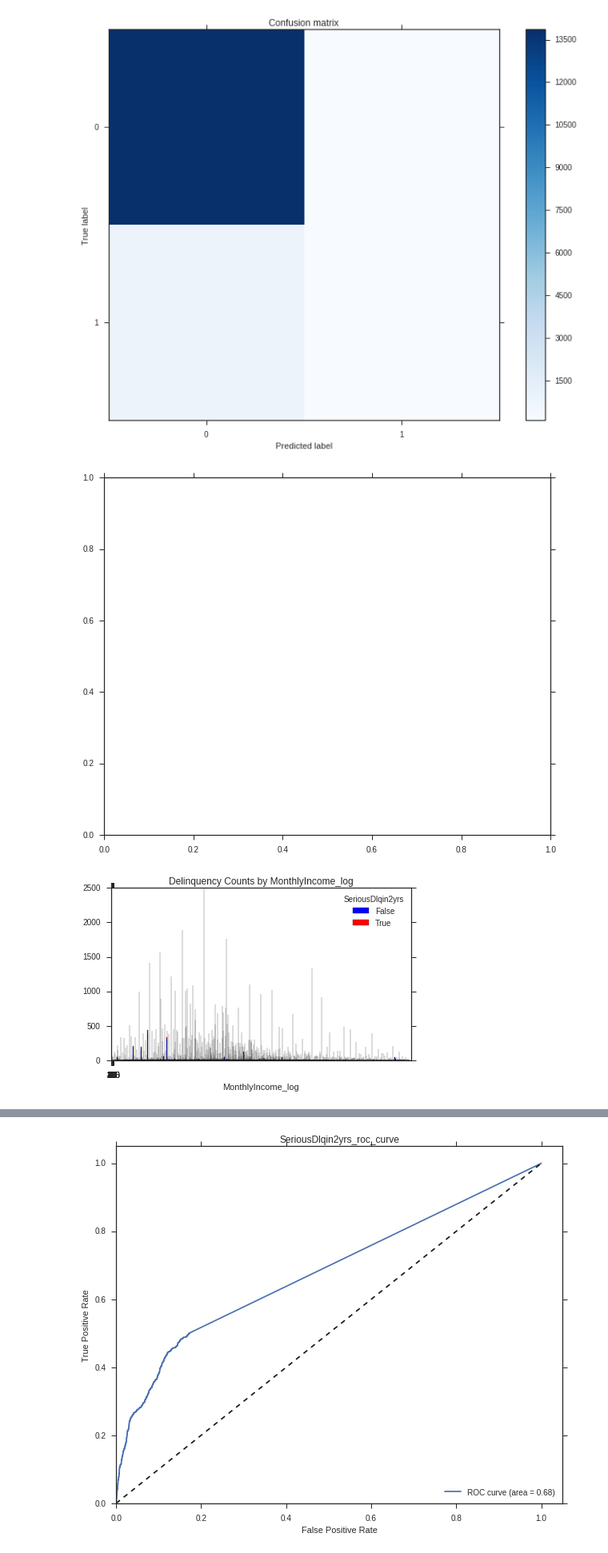
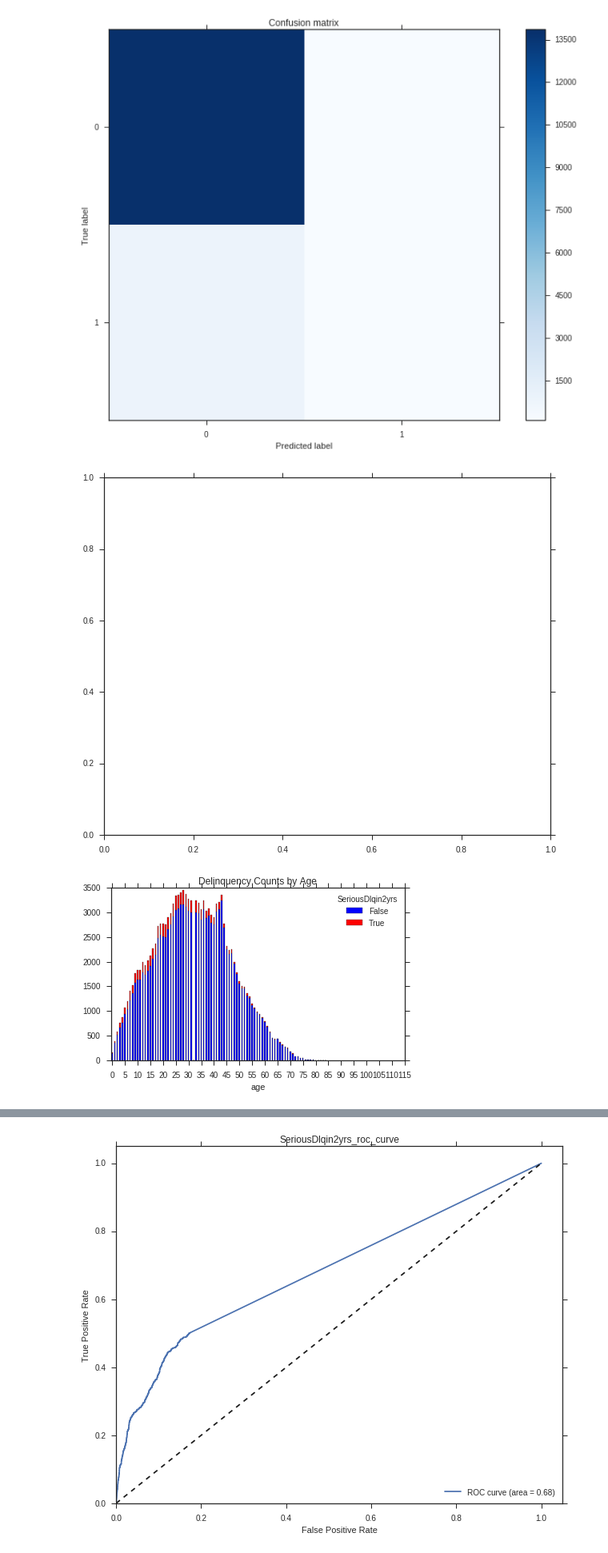
Before and after one commit to rduvoisin/cappml, a Jupyter notebook: pa2/pa2.ipynb, the cells around one changed output, grey strips where cells are left out. Shown at 80% size. Drawn from its saved outputs; the diff is of its cells as text; code cells hidden in the pictures.

```diff
--- a/pa2/pa2.ipynb
+++ b/pa2/pa2.ipynb
@@ -975,25 +975,14 @@ avg / total       0.91      0.93      0.91     15000
 # %%
 plt.close('all')
 fig, ax = plt.subplots(figsize=(10,8))
 delinquency_counts = pd.crosstab([train.age], train[outcome].astype(bool))
 delinquency_counts.plot(kind = 'bar', stacked = True, color = ['blue','red'], grid = False, xticks = [])
 xlabels = [20, 40, 60, 80, 100, 120]
 xlabels = [a for a in range(0, 120) if a % 5 == 0]
 plt.xticks(xlabels, xlabels)
 plt.title('Delinquency Counts by Age')
 plt.tight_layout()
 fig.savefig('delinquency_counts_age')
-
-plt.close('all')
-fig, ax = plt.subplots(figsize=(10,8))
-delinquency_counts = pd.crosstab([train.MonthlyIncome_log], train[outcome].astype(bool))
-delinquency_counts.plot(kind = 'bar', stacked = True, color = ['blue','red'], grid = False, xticks = [])
-xlabels = [20, 40, 60, 80, 100, 120]
-xlabels = [a for a in range(0, 120) if a % 5 == 0]
-plt.xticks(xlabels, xlabels)
-plt.title('Delinquency Counts by MonthlyIncome_log')
-plt.tight_layout()
-fig.savefig('delinquency_counts_monthlyincome')
 # %% [output]
 [figure]
-[figure, old version]
+[figure, new version]
```
Also changed, not shown: parts of 1 cell of this notebook.
